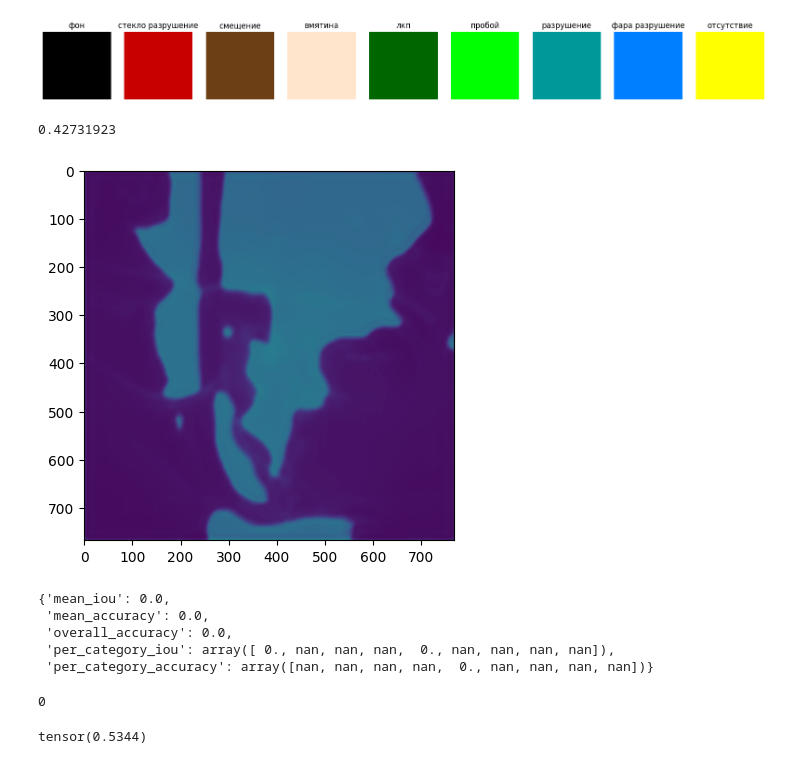
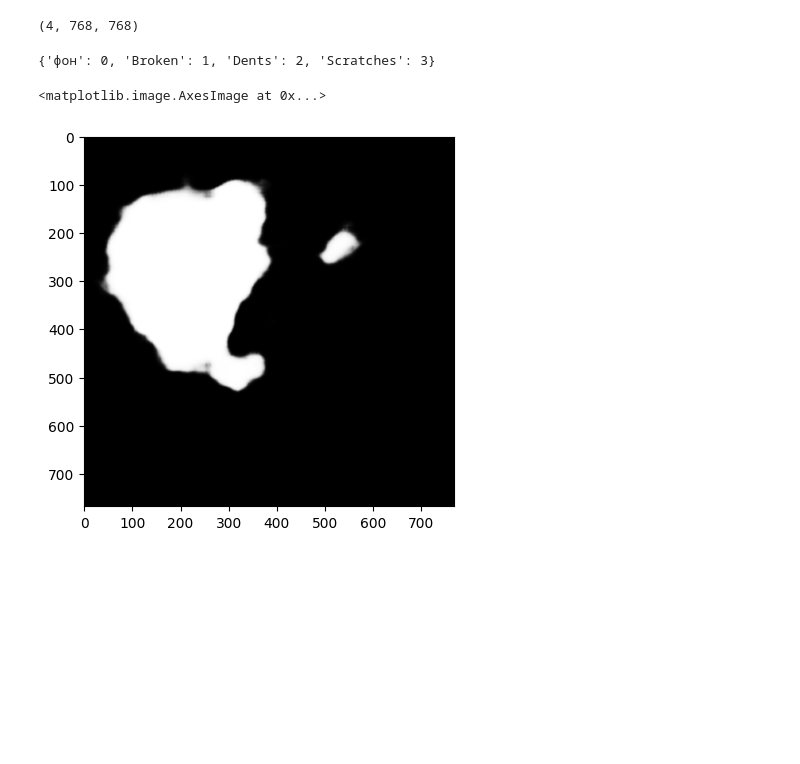
Before and after one commit to falkodem/trainloop, a Jupyter notebook: Custom.ipynb, the cells around one changed output. Cells and saved outputs as stored; diff of their text form; code cells hidden in the pictures; blank space fills up the shorter version.

```diff
--- a/Custom.ipynb
+++ b/Custom.ipynb
@@ -217,15 +89,0 @@ Pred labels: [(0, 'фон')]
-# %%
-f, ax = plt.subplots(1,len(id2color), figsize=(20,6))
-for i in range(len(id2color)):
-    ax[i].imshow((np.zeros((4,4,3)) + id2color[i])/255)
-    ax[i].set_title(id2label2[i])
-    ax[i].axis('off')
-# %% [output]
-[figure, removed]
-# %%
-i = 2
-plt.imshow(probs[i], vmin=0, vmax=1)
-probs[i].max()
-# %% [output]
-0.42731923
-[figure, removed]
@@ -236,18 +89,0 @@ mean_iou.compute_mean_iou([pred_label,pred_label], [gt,gt], num_labels=9, ignore
-# %%
-mean_iou.get_results()
-# %% [output]
-{'mean_iou': 0.0,
- 'mean_accuracy': 0.0,
- 'overall_accuracy': 0.0,
- 'per_category_iou': array([ 0., nan, nan, nan,  0., nan, nan, nan, nan]),
- 'per_category_accuracy': array([nan, nan, nan, nan,  0., nan, nan, nan, nan])}
-# %%
-pred_label.max()
-# %% [output]
-0
-# %%
-x = 10*torch.tensor([[[0.9,0.1],[0.9,0.1]], [[0.7, 0.85],[0.02,0.2]], [[0.1,0.05],[0.08, 0.7]]])[None]
-y = torch.tensor([[1,1],[0,2]]).reshape(1,2,2)
-torch.nn.functional.cross_entropy(x,y)
-# %% [output]
-tensor(0.5344)
@@ -255,0 +90,13 @@ torch.nn.CrossEntropyLoss()
+# %%
+probs.shape
+# %% [output]
+(4, 768, 768)
+# %%
+label2id
+# %% [output]
+{'фон': 0, 'Broken': 1, 'Dents': 2, 'Scratches': 3}
+# %%
+plt.imshow(probs[1], cmap='gray')
+# %% [output]
+<matplotlib.image.AxesImage at 0x...>
+[figure, added]
```
Also changed, not shown: parts of 17 cells of this notebook, 18 other files.
